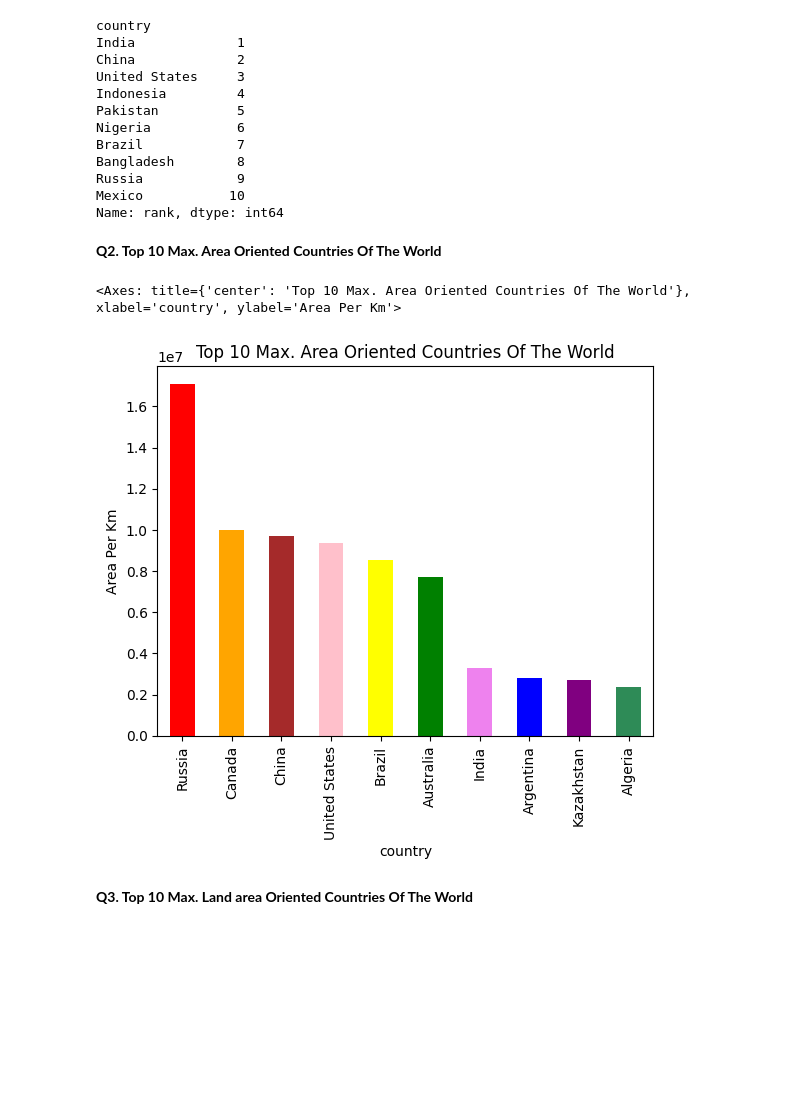
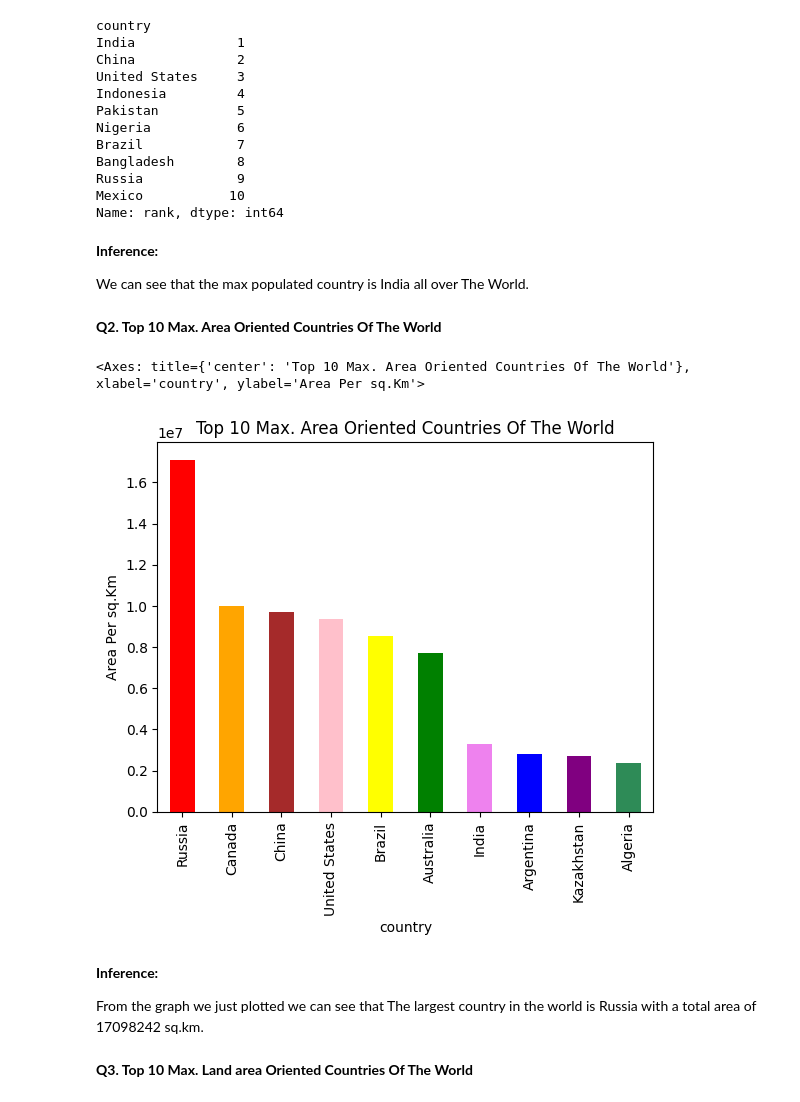
Before and after one commit to Sanchita2901/Python-app1, a Jupyter notebook: Python project on World Population by Country-checkpoint.ipynb, the cells around one changed output. Drawn from its saved outputs; the diff is of its cells as text; code cells hidden in the pictures; blank space fills up the shorter version.

```diff
--- a/Python project on World Population by Country-checkpoint.ipynb
+++ b/Python project on World Population by Country-checkpoint.ipynb
@@ -213,14 +238,22 @@ Bangladesh        8
 Russia            9
 Mexico           10
 Name: rank, dtype: int64
+# %% [markdown]
+**Inference:**
+
+We can see that the max populated country is India all over The World.
 # %% [markdown]
 **Q2. Top 10 Max. Area Oriented Countries Of The World**
 # %%
 colors = ['red', 'orange', 'brown', 'pink','yellow','green','violet','blue','purple','seagreen']
-dataset.groupby('country')['area'].sum().sort_values(ascending=False).head(10).plot(kind='bar',xlabel='country',ylabel='Area Per Km',title='Top 10 Max. Area Oriented Countries Of The World',color=colors)
+dataset.groupby('country')['area'].sum().sort_values(ascending=False).head(10).plot(kind='bar',xlabel='country',ylabel='Area Per sq.Km',title='Top 10 Max. Area Oriented Countries Of The World',color=colors)
 # %% [output]
-<Axes: title={'center': 'Top 10 Max. Area Oriented Countries Of The World'}, xlabel='country', ylabel='Area Per Km'>
+<Axes: title={'center': 'Top 10 Max. Area Oriented Countries Of The World'}, xlabel='country', ylabel='Area Per sq.Km'>
-[figure, old version]
+[figure, new version]
+# %% [markdown]
+**Inference:**
+
+From the graph we just plotted we can see that The largest country in the world is Russia with a total area of 17098242 sq.km.
 # %% [markdown]
 **Q3. Top 10 Max. Land area Oriented Countries Of The World**
 # %%
```
Also changed, not shown: parts of 37 cells of this notebook.
